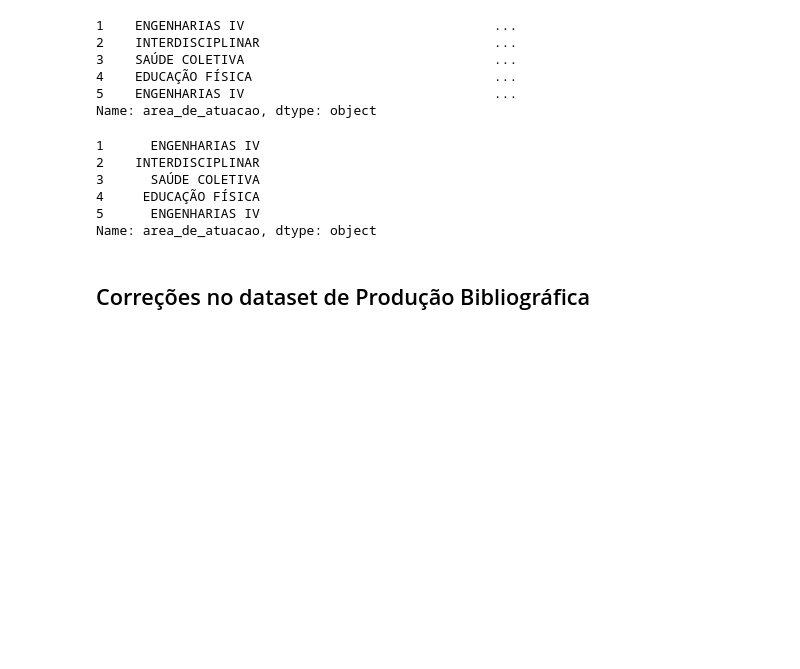
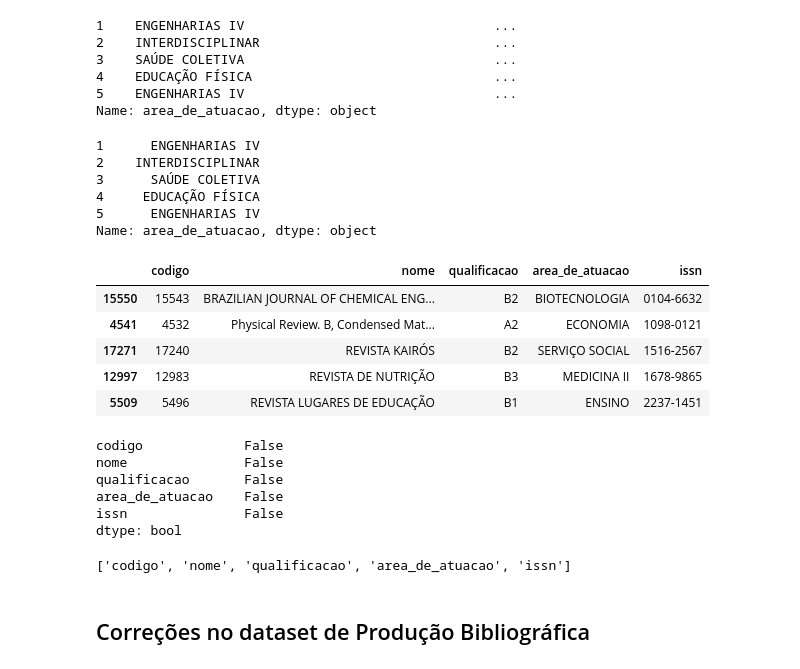
Before and after one commit to marcelsby/tcc-ifg-kg, a Jupyter notebook: notebooks/ifg_produz/Preprocessing Produção Bibliográfica.ipynb, the cells around one changed output. Drawn from its saved outputs; the diff is of its cells as text; code cells hidden in the pictures; blank space fills up the shorter version.

```diff
--- a/notebooks/ifg_produz/Preprocessing Produção Bibliográfica.ipynb
+++ b/notebooks/ifg_produz/Preprocessing Produção Bibliográfica.ipynb
@@ -231,6 +243,28 @@ revista['area_de_atuacao'].head()
 4     EDUCAÇÃO FÍSICA
 5      ENGENHARIAS IV
 Name: area_de_atuacao, dtype: object
+# %%
+revista.sample(n=5)
+# %% [output]
+|  | codigo | nome | qualificacao | area_de_atuacao | issn |
+| 15550 | 15543 | BRAZILIAN JOURNAL OF CHEMICAL ENG... | B2 | BIOTECNOLOGIA | 0104-6632 |
+| 4541 | 4532 | Physical Review. B, Condensed Mat... | A2 | ECONOMIA | 1098-0121 |
+| 17271 | 17240 | REVISTA KAIRÓS | B2 | SERVIÇO SOCIAL | 1516-2567 |
+| 12997 | 12983 | REVISTA DE NUTRIÇÃO | B3 | MEDICINA II | 1678-9865 |
+| 5509 | 5496 | REVISTA LUGARES DE EDUCAÇÃO | B1 | ENSINO | 2237-1451 |
+# %%
+revista.isna().any()
+# %% [output]
+codigo             False
+nome               False
+qualificacao       False
+area_de_atuacao    False
+issn               False
+dtype: bool
+# %%
+list(revista.columns)
+# %% [output]
+['codigo', 'nome', 'qualificacao', 'area_de_atuacao', 'issn']
 # %% [markdown]
 ## Correções no dataset de Produção Bibliográfica
 # %% [markdown]
```
Also changed, not shown: parts of 7 cells of this notebook, 4 other files.
